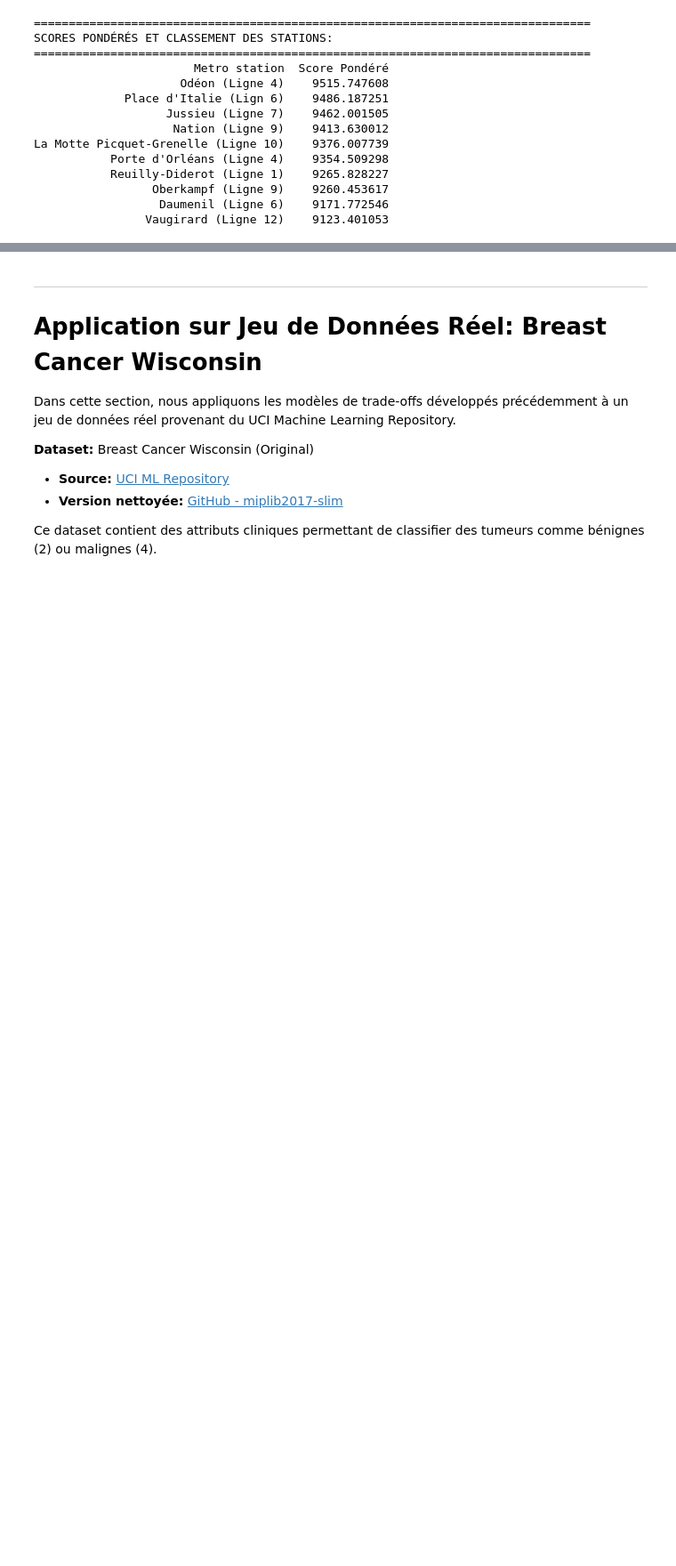
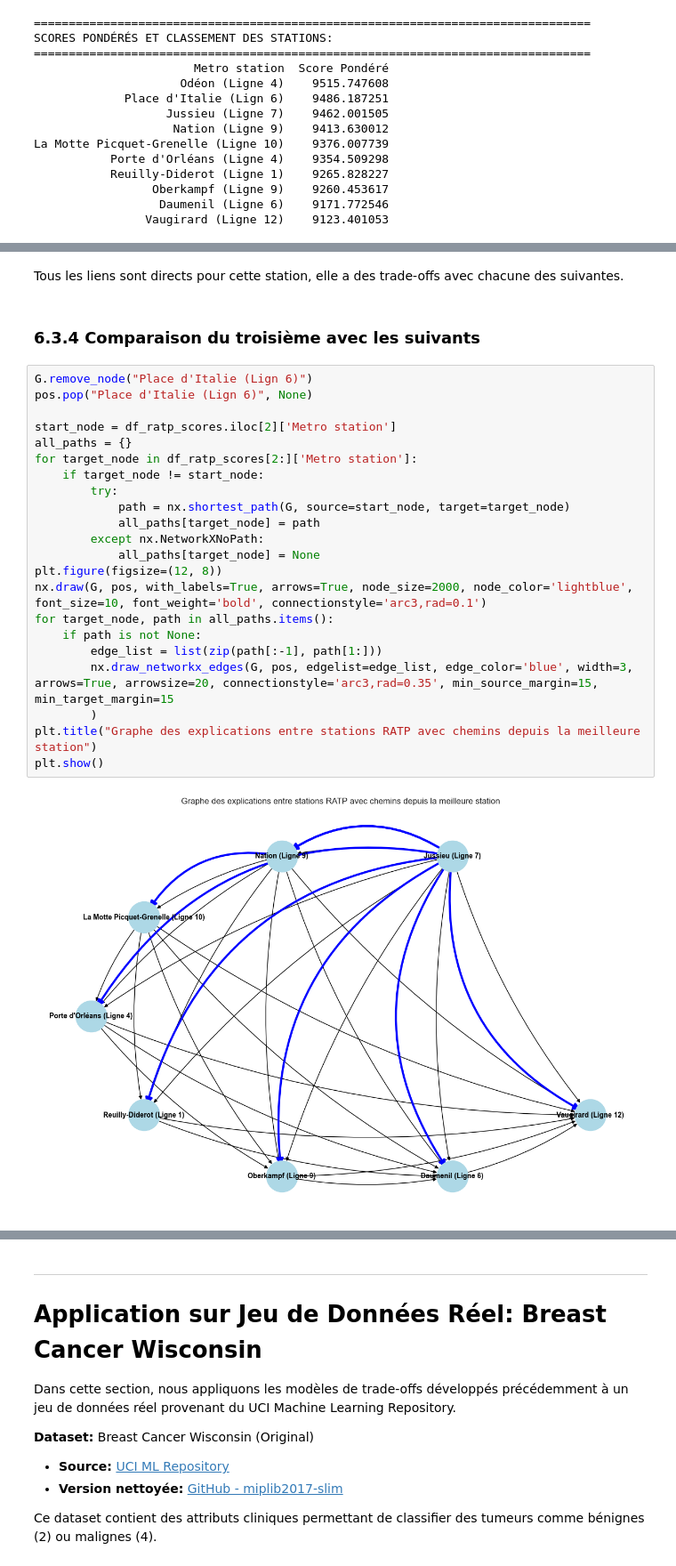
Before and after one commit to Corentin-lasne/systeme_de_decision, a Jupyter notebook: Project-trade_off.ipynb, the cells around one changed output, grey strips where cells are left out. Shown at 89% size. Cells and saved outputs as stored; diff of their text form; blank space fills up the shorter version.

```diff
--- a/Project-trade_off.ipynb
+++ b/Project-trade_off.ipynb
@@ -1873,0 +1825,28 @@ plt.show()
+# %% [markdown]
+Tous les liens sont directs pour cette station, elle a des trade-offs avec chacune des suivantes.
+# %% [markdown]
+### 6.3.4 Comparaison du troisième avec les suivants
+# %%
+G.remove_node("Place d'Italie (Lign 6)")
+pos.pop("Place d'Italie (Lign 6)", None)
+
+start_node = df_ratp_scores.iloc[2]['Metro station']
+all_paths = {}
+for target_node in df_ratp_scores[2:]['Metro station']:
+    if target_node != start_node:
+        try:
+            path = nx.shortest_path(G, source=start_node, target=target_node)
+            all_paths[target_node] = path
+        except nx.NetworkXNoPath:
+            all_paths[target_node] = None
+plt.figure(figsize=(12, 8))
+nx.draw(G, pos, with_labels=True, arrows=True, node_size=2000, node_color='lightblue', font_size=10, font_weight='bold', connectionstyle='arc3,rad=0.1')
+for target_node, path in all_paths.items():
+    if path is not None:
+        edge_list = list(zip(path[:-1], path[1:]))
+        nx.draw_networkx_edges(G, pos, edgelist=edge_list, edge_color='blue', width=3, arrows=True, arrowsize=20, connectionstyle='arc3,rad=0.35', min_source_margin=15, min_target_margin=15
+        )
+plt.title("Graphe des explications entre stations RATP avec chemins depuis la meilleure station")
+plt.show()
+# %% [output]
+[figure, added]
```
Also changed, not shown: parts of 34 cells of this notebook.
